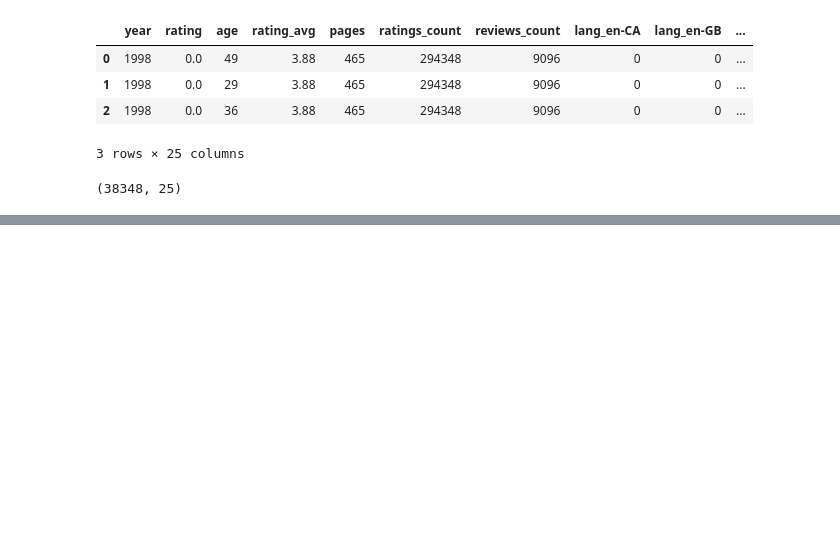
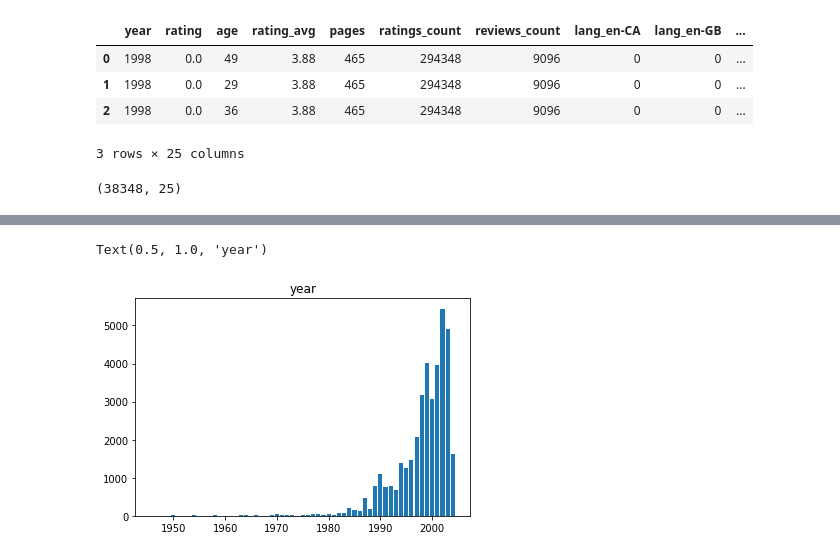
Before and after one commit to CinnyLin/book_rec_sys, a Jupyter notebook: books_amazon/customer_segmentation/kmeans.ipynb, the cells around one changed output, grey strips where cells are left out. Cells and saved outputs as stored; diff of their text form; code cells hidden in the pictures; blank space fills up the shorter version.

```diff
--- a/books_amazon/customer_segmentation/kmeans.ipynb
+++ b/books_amazon/customer_segmentation/kmeans.ipynb
@@ -343,0 +389,10 @@ plt.show()
+# %%
+df = df[df['year']!=0]
+# %%
+col = 'year'
+plt.bar(df[col].value_counts().keys(), list(df[col].value_counts()))
+plt.title(f'{col}')
+#plt.savefig(f'eda_plots/{col}.png')
+# %% [output]
+Text(0.5, 1.0, 'year')
+[figure, added]
```
Also changed, not shown: parts of 28 cells of this notebook, 41 other files.
